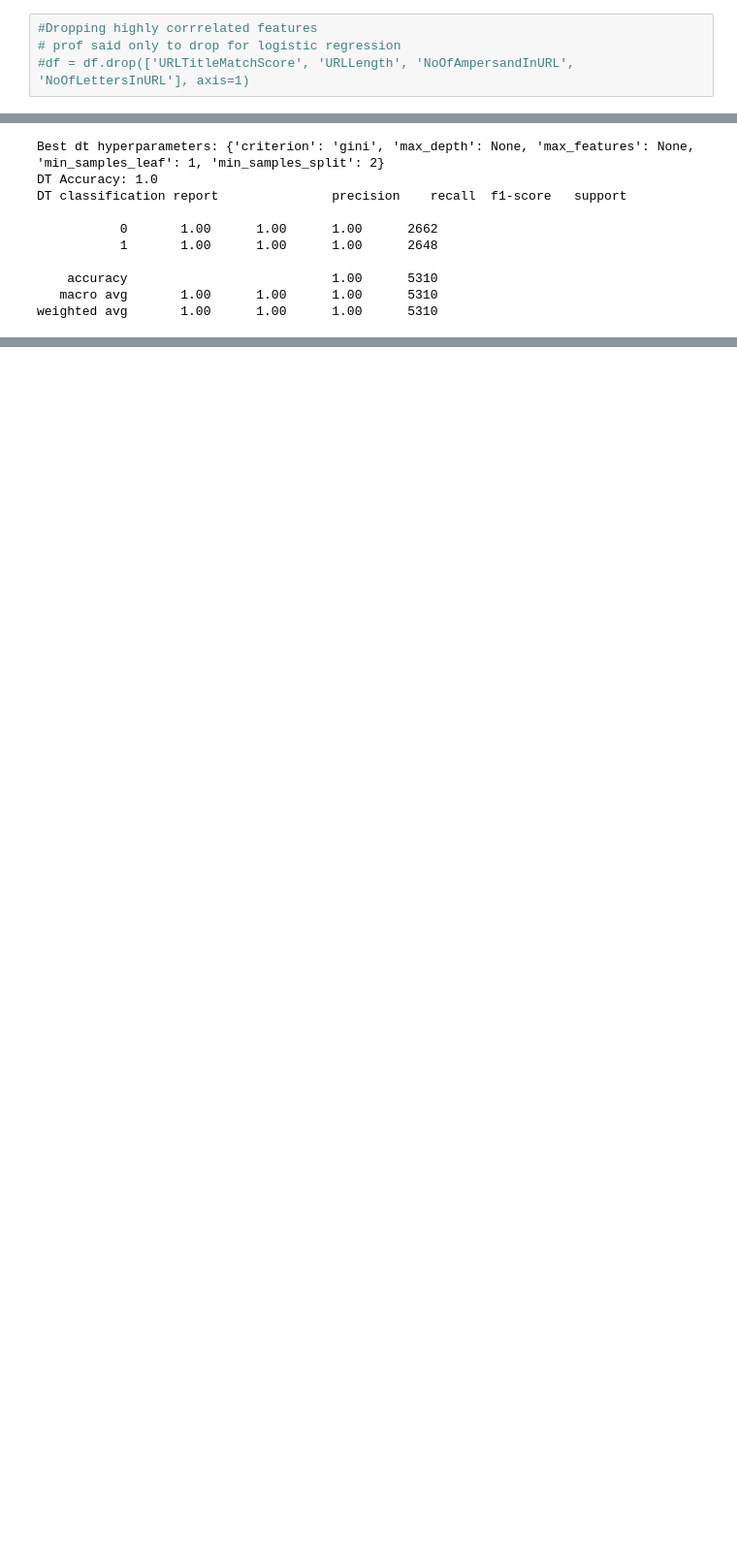
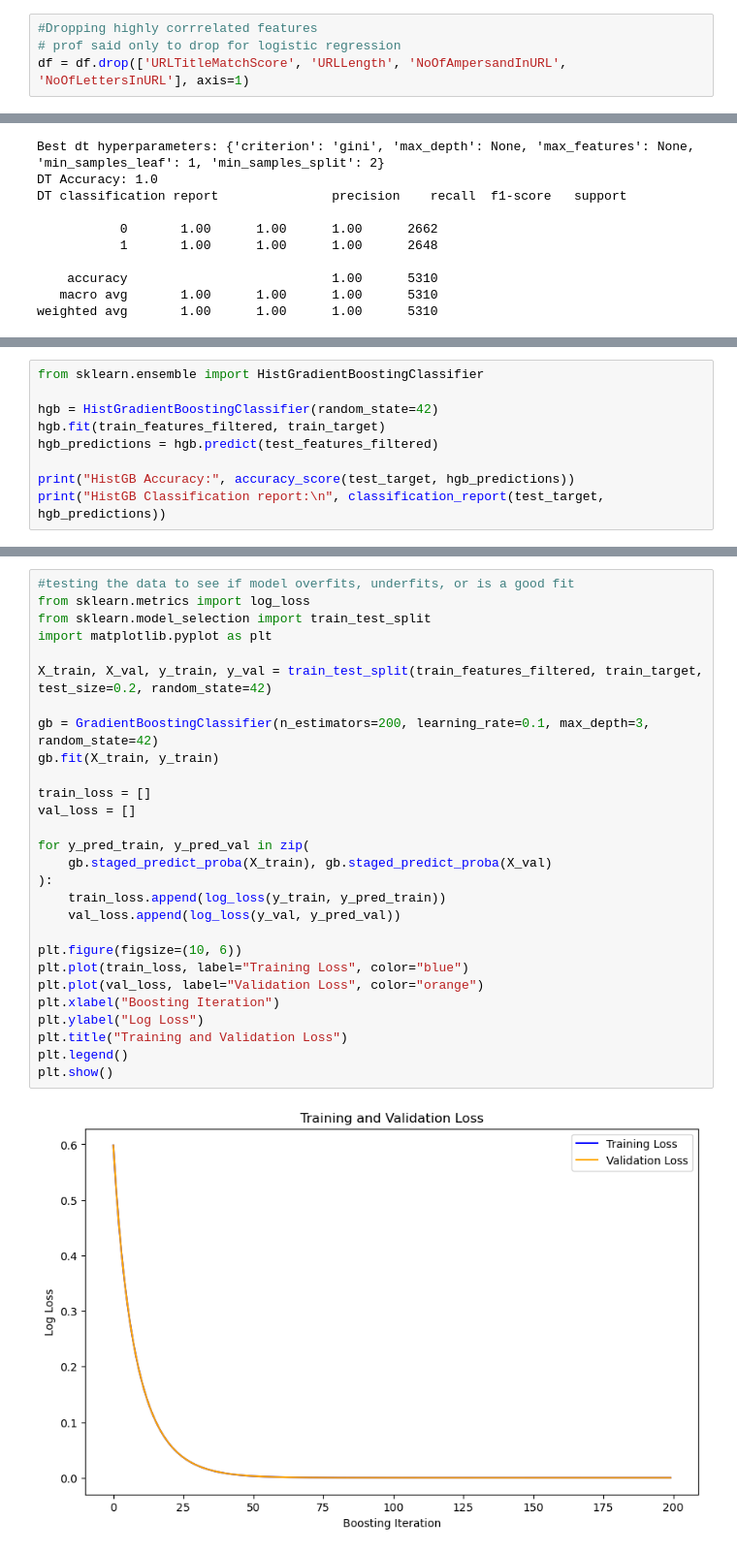
Before and after one commit to SamchenUF/CIS4930_Final, a Jupyter notebook: main.ipynb, the cells around one changed output, grey strips where cells are left out. Shown at 97% size. Saved outputs shown, nothing was run; the diff lists cells and outputs as text; blank space fills up the shorter version.

```diff
--- a/main.ipynb
+++ b/main.ipynb
@@ -61,7 +61,7 @@ plt.show()
 # %%
 #Dropping highly corrrelated features
 # prof said only to drop for logistic regression
-#df = df.drop(['URLTitleMatchScore', 'URLLength', 'NoOfAmpersandInURL', 'NoOfLettersInURL'], axis=1)
+df = df.drop(['URLTitleMatchScore', 'URLLength', 'NoOfAmpersandInURL', 'NoOfLettersInURL'], axis=1)
 # %%
 features_cleaned = df.copy()
 for column in features_cleaned.columns:
@@ -289,0 +332,9 @@ weighted avg       1.00      1.00      1.00      5310
+# %%
+from sklearn.ensemble import HistGradientBoostingClassifier
+
+hgb = HistGradientBoostingClassifier(random_state=42)
+hgb.fit(train_features_filtered, train_target)
+hgb_predictions = hgb.predict(test_features_filtered)
+
+print("HistGB Accuracy:", accuracy_score(test_target, hgb_predictions))
+print("HistGB Classification report:\n", classification_report(test_target, hgb_predictions))
@@ -289,0 +352,30 @@ weighted avg       1.00      1.00      1.00      5310
+# %%
+#testing the data to see if model overfits, underfits, or is a good fit
+from sklearn.metrics import log_loss
+from sklearn.model_selection import train_test_split
+import matplotlib.pyplot as plt
+
+X_train, X_val, y_train, y_val = train_test_split(train_features_filtered, train_target, test_size=0.2, random_state=42)
+
+gb = GradientBoostingClassifier(n_estimators=200, learning_rate=0.1, max_depth=3, random_state=42)
+gb.fit(X_train, y_train)
+
+train_loss = []
+val_loss = []
+
+for y_pred_train, y_pred_val in zip(
+    gb.staged_predict_proba(X_train), gb.staged_predict_proba(X_val)
+):
+    train_loss.append(log_loss(y_train, y_pred_train))
+    val_loss.append(log_loss(y_val, y_pred_val))
+
+plt.figure(figsize=(10, 6))
+plt.plot(train_loss, label="Training Loss", color="blue")
+plt.plot(val_loss, label="Validation Loss", color="orange")
+plt.xlabel("Boosting Iteration")
+plt.ylabel("Log Loss")
+plt.title("Training and Validation Loss")
+plt.legend()
+plt.show()
+# %% [output]
+[figure, added]
```
Also changed, not shown: parts of 11 cells of this notebook.
